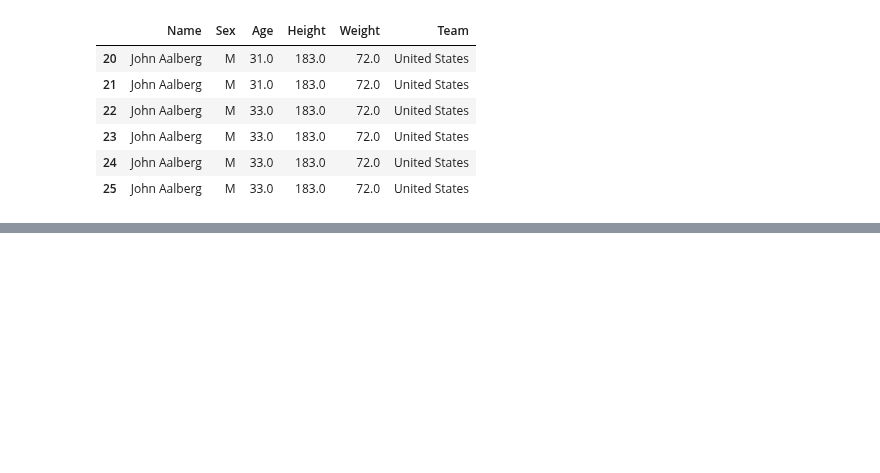
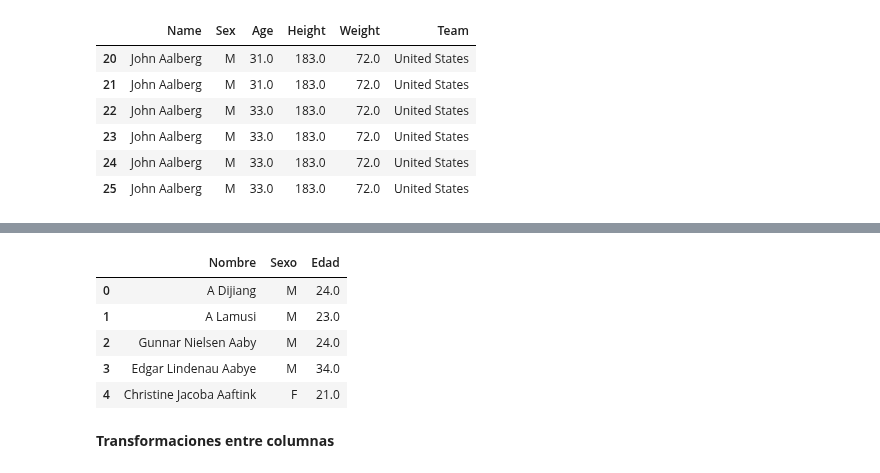
Before and after one commit to oscardbocanegra/udemy, a Jupyter notebook: analisis_datos/manipulacion_dataframes.ipynb, the cells around one changed output, grey strips where cells are left out. Drawn from its saved outputs; the diff is of its cells as text; code cells hidden in the pictures; blank space fills up the shorter version.

Commit message:
transform

```diff
--- a/analisis_datos/manipulacion_dataframes.ipynb
+++ b/analisis_datos/manipulacion_dataframes.ipynb
@@ -361,0 +389,12 @@ olympics.loc[20:25, 'Name':'Team']
+# %%
+olympics_2 = olympics_2.rename(columns={"Nombe": "Nombre"})
+olympics_2.head()
+# %% [output]
+|  | Nombre | Sexo | Edad |
+| 0 | A Dijiang | M | 24.0 |
+| 1 | A Lamusi | M | 23.0 |
+| 2 | Gunnar Nielsen Aaby | M | 24.0 |
+| 3 | Edgar Lindenau Aabye | M | 34.0 |
+| 4 | Christine Jacoba Aaftink | F | 21.0 |
+# %% [markdown]
+**Transformaciones entre columnas**
```
Also changed, not shown: parts of 8 cells of this notebook.
